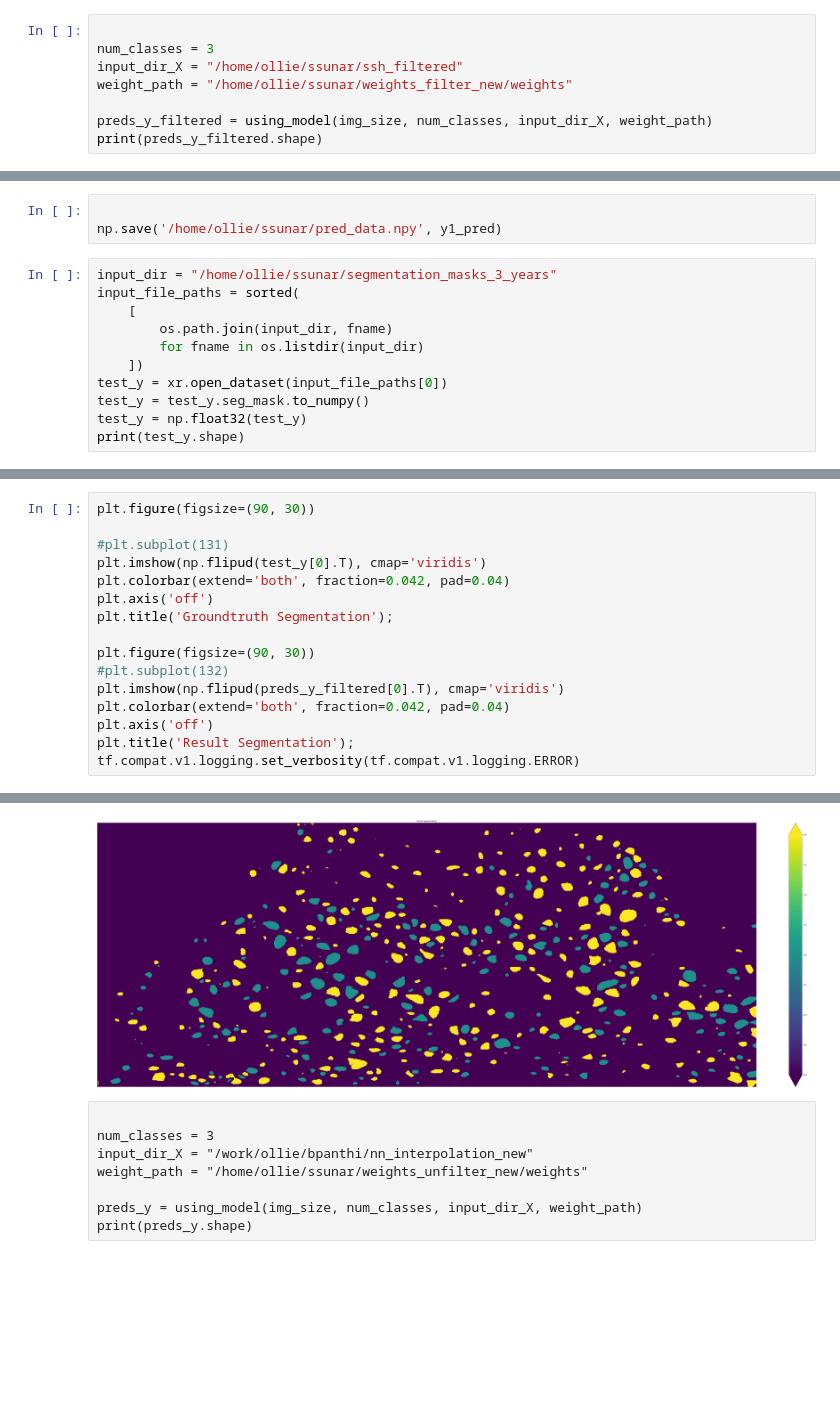
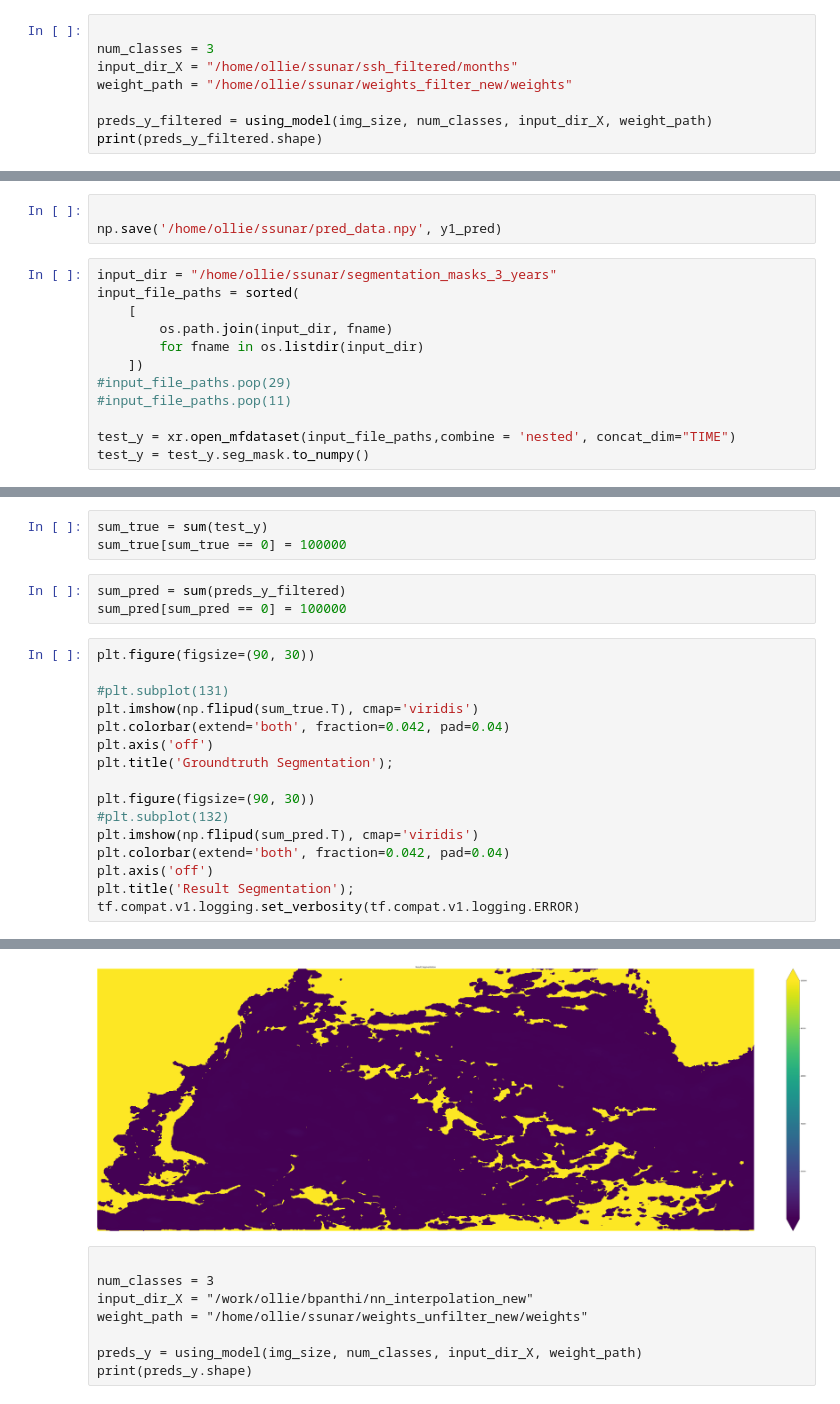
Before and after one commit to LegoCreation/CNN_eddy_detection, a Jupyter notebook: notebooks/using_weights.ipynb, the cells around one changed output, grey strips where cells are left out. Drawn from its saved outputs; the diff is of its cells as text; blank space fills up the shorter version.

```diff
--- a/notebooks/using_weights.ipynb
+++ b/notebooks/using_weights.ipynb
@@ -17,7 +17,7 @@ img_size = (1200, 480)
 # %%
 
 num_classes = 3
-input_dir_X = "/home/ollie/ssunar/ssh_filtered"
+input_dir_X = "/home/ollie/ssunar/ssh_filtered/months"
 weight_path = "/home/ollie/ssunar/weights_filter_new/weights"
 
 preds_y_filtered = using_model(img_size, num_classes, input_dir_X, weight_path)
@@ -45,7 +46,8 @@ input_file_paths = sorted(
         os.path.join(input_dir, fname)
         for fname in os.listdir(input_dir)
     ])
-test_y = xr.open_dataset(input_file_paths[0])
+#input_file_paths.pop(29)
+#input_file_paths.pop(11)
+
+test_y = xr.open_mfdataset(input_file_paths,combine = 'nested', concat_dim="TIME")
 test_y = test_y.seg_mask.to_numpy()
-test_y = np.float32(test_y)
-print(test_y.shape)
@@ -70,15 +73,21 @@ preds_y_filtered.shape
+# %%
+sum_true = sum(test_y)
+sum_true[sum_true == 0] = 100000
+# %%
+sum_pred = sum(preds_y_filtered)
+sum_pred[sum_pred == 0] = 100000
 # %%
 plt.figure(figsize=(90, 30))
 
 #plt.subplot(131)
-plt.imshow(np.flipud(test_y[0].T), cmap='viridis')
+plt.imshow(np.flipud(sum_true.T), cmap='viridis')
 plt.colorbar(extend='both', fraction=0.042, pad=0.04)
 plt.axis('off')
 plt.title('Groundtruth Segmentation');
 
 plt.figure(figsize=(90, 30))
 #plt.subplot(132)
-plt.imshow(np.flipud(preds_y_filtered[0].T), cmap='viridis')
+plt.imshow(np.flipud(sum_pred.T), cmap='viridis')
 plt.colorbar(extend='both', fraction=0.042, pad=0.04)
 plt.axis('off')
 plt.title('Result Segmentation');
@@ -88,4 +97,4 @@ tf.compat.v1.logging.set_verbosity(tf.compat.v1.logging.ERROR)
-[figure, old version]
+[figure, new version]
 # %% [raw]
 
 num_classes = 3
```
Also changed, not shown: parts of 9 cells of this notebook, 29 other files.
